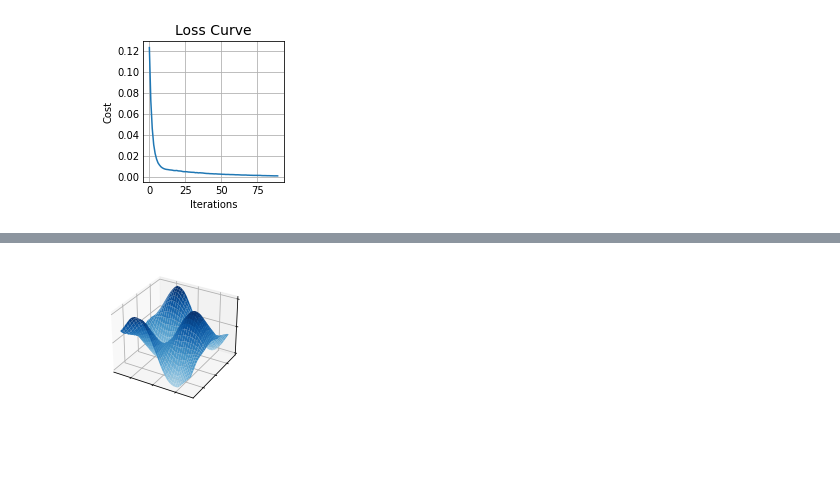
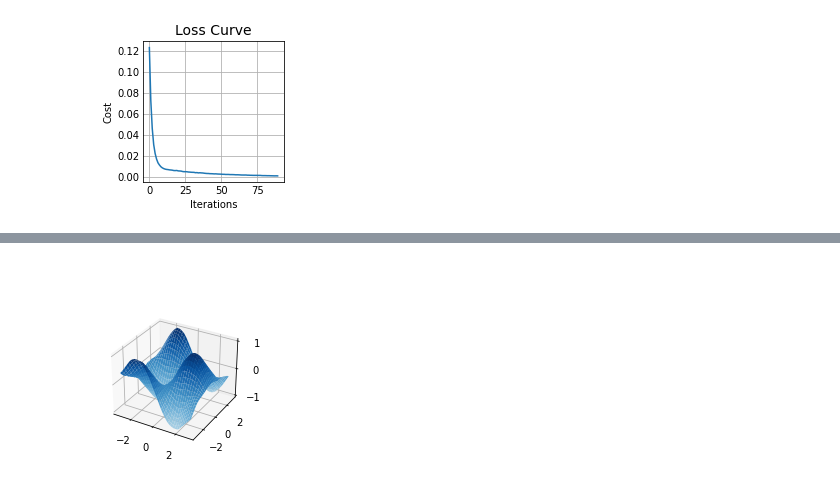
Before and after one commit to stepanshulpin/adaptive_critic, a Jupyter notebook: fun.ipynb, the cells around one changed output, grey strips where cells are left out. Saved outputs shown, nothing was run; the diff lists cells and outputs as text; code cells hidden in the pictures; blank space fills up the shorter version.

```diff
--- a/fun.ipynb
+++ b/fun.ipynb
@@ -144,12 +96,10 @@ array([[ 1.22464680e-16,  9.98334166e-02,  1.98669331e-01, ...,
+# %% [markdown]
+###
 # %%
 # Plot the surface
 fig, ax = plt.subplots(subplot_kw={"projection": "3d"})
 ax.plot_surface(X, Y, Z_predict, vmin=Z_predict.min() * 2, cmap=cm.Blues)
 
-ax.set(xticklabels=[],
-       yticklabels=[],
-       zticklabels=[])
-
 plt.show()
 # %% [output]
-[figure, old version]
+[figure, new version]
```
Also changed, not shown: parts of 6 cells of this notebook.
